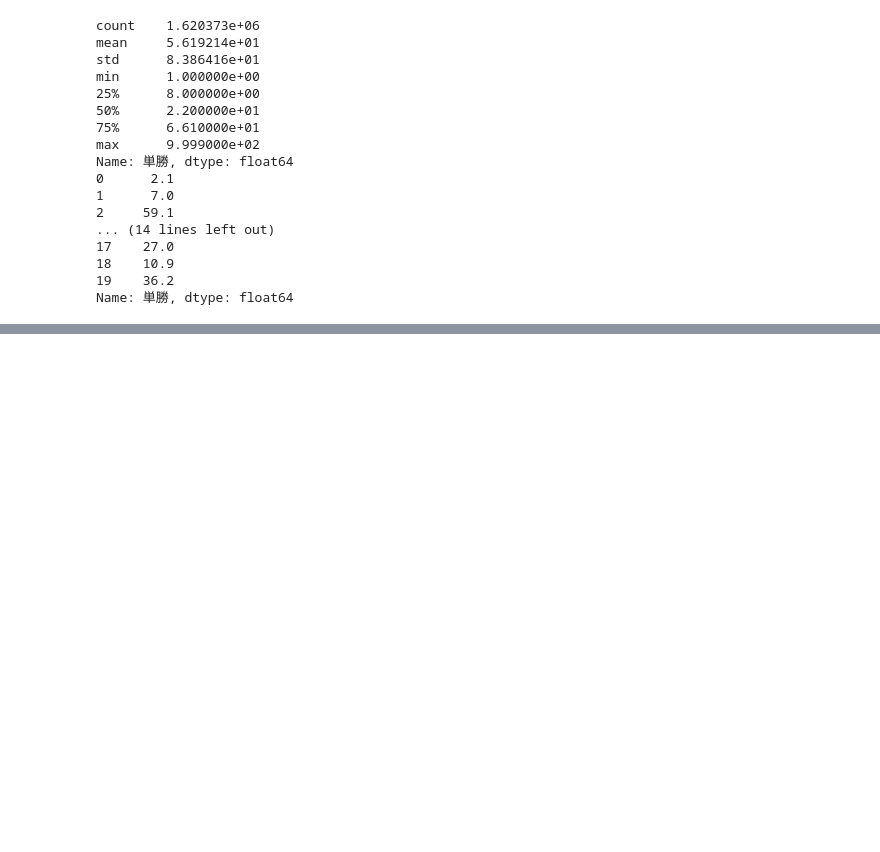
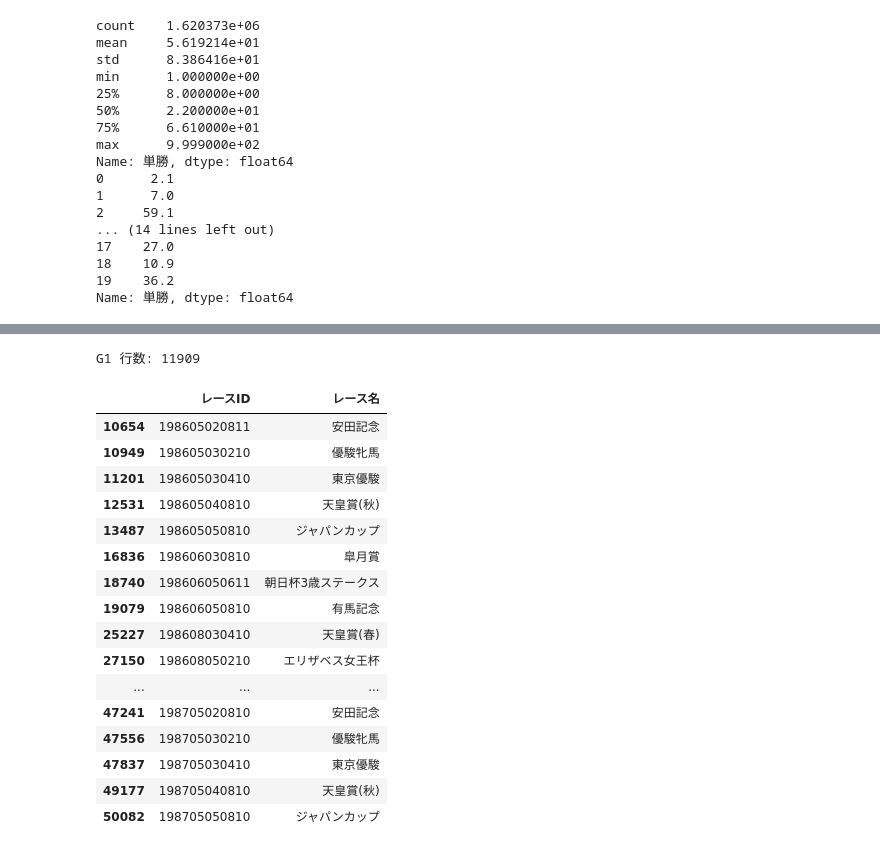
Before and after one commit to katsuo-1223/keiba_model, a Jupyter notebook: notebooks/kaggle/data_check.ipynb, the cells around one changed output, grey strips where cells are left out. Drawn from its saved outputs; the diff is of its cells as text; code cells hidden in the pictures; blank space fills up the shorter version.

```diff
--- a/notebooks/kaggle/data_check.ipynb
+++ b/notebooks/kaggle/data_check.ipynb
@@ -222,0 +298,5 @@ KeyError: "None of [Index(['騎手', '騎手_通算騎乗数', '騎手_通算勝
+# %%
+
+col_grade = "リステッド・重賞競走"  # 実際の列名に合わせて修正してください
+
+df[col_grade].value_counts(dropna=False).head(50)
@@ -222,0 +315,27 @@ KeyError: "None of [Index(['騎手', '騎手_通算騎乗数', '騎手_通算勝
+# %%
+# G1 と判定されている行だけ抽出
+df_g1 = df[df[col_grade] == "G1"].copy()
+
+print("G1 行数:", len(df_g1))
+
+# G1 レースのレース名とレースIDのユニーク一覧 サンプル
+df_g1[["レースID", "レース名"]].drop_duplicates().head(20)
+# %% [output]
+G1 行数: 11909
+|  | レースID | レース名 |
+| 10654 | 198605020811 | 安田記念 |
+| 10949 | 198605030210 | 優駿牝馬 |
+| 11201 | 198605030410 | 東京優駿 |
+| 12531 | 198605040810 | 天皇賞(秋) |
+| 13487 | 198605050810 | ジャパンカップ |
+| 16836 | 198606030810 | 皐月賞 |
+| 18740 | 198606050611 | 朝日杯3歳ステークス |
+| 19079 | 198606050810 | 有馬記念 |
+| 25227 | 198608030410 | 天皇賞(春) |
+| 27150 | 198608050210 | エリザベス女王杯 |
+| ... | ... | ... |
+| 47241 | 198705020810 | 安田記念 |
+| 47556 | 198705030210 | 優駿牝馬 |
+| 47837 | 198705030410 | 東京優駿 |
+| 49177 | 198705040810 | 天皇賞(秋) |
+| 50082 | 198705050810 | ジャパンカップ |
```
Also changed, not shown: parts of 17 cells of this notebook, 8 other files.
